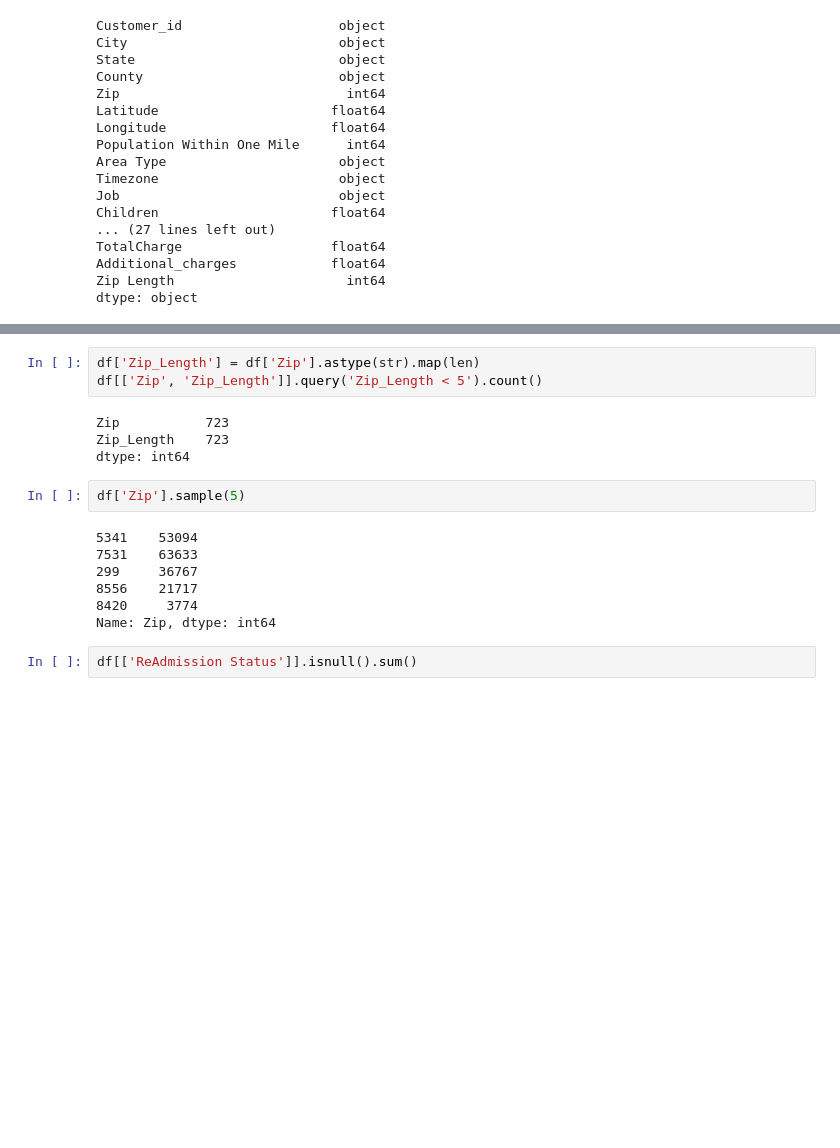
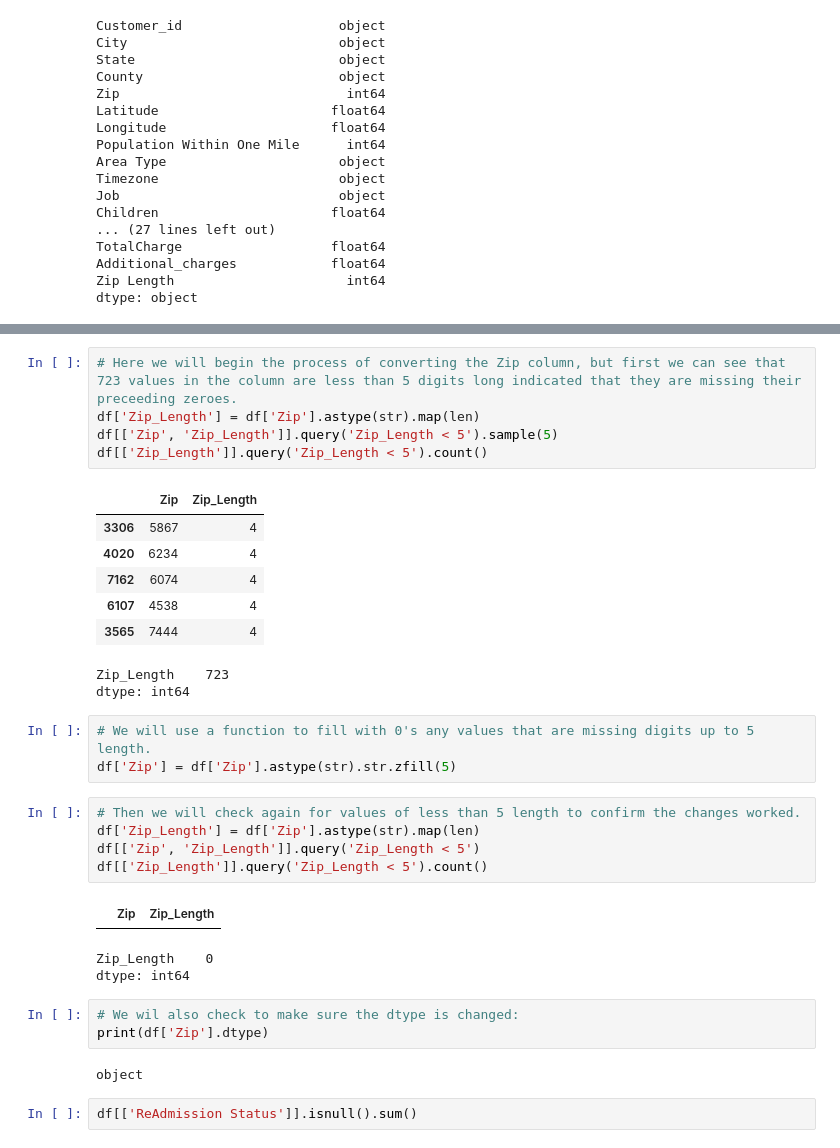
Before and after one commit to frownytown/DataCleaningMed, a Jupyter notebook: MedicalReadmissionData.ipynb, the cells around one changed output, grey strips where cells are left out. Drawn from its saved outputs; the diff is of its cells as text; blank space fills up the shorter version.

Commit message:
Update MedicalReadmissionData.ipynb
Zip column completed

```diff
--- a/MedicalReadmissionData.ipynb
+++ b/MedicalReadmissionData.ipynb
@@ -547,19 +550,34 @@ dtype: object
+# %%
+# Here we will begin the process of converting the Zip column, but first we can see that 723 values in the column are less than 5 digits long indicated that they are missing their preceeding zeroes.
+df['Zip_Length'] = df['Zip'].astype(str).map(len)
+df[['Zip', 'Zip_Length']].query('Zip_Length < 5').sample(5)
+df[['Zip_Length']].query('Zip_Length < 5').count()
+# %% [output]
+|  | Zip | Zip_Length |
+| 3306 | 5867 | 4 |
+| 4020 | 6234 | 4 |
+| 7162 | 6074 | 4 |
+| 6107 | 4538 | 4 |
+| 3565 | 7444 | 4 |
+Zip_Length    723
+dtype: int64
+# %%
+# We will use a function to fill with 0's any values that are missing digits up to 5 length.
+df['Zip'] = df['Zip'].astype(str).str.zfill(5)
 # %%
+# Then we will check again for values of less than 5 length to confirm the changes worked.
 df['Zip_Length'] = df['Zip'].astype(str).map(len)
-df[['Zip', 'Zip_Length']].query('Zip_Length < 5').count()
+df[['Zip', 'Zip_Length']].query('Zip_Length < 5')
+df[['Zip_Length']].query('Zip_Length < 5').count()
 # %% [output]
+|  | Zip | Zip_Length |
-Zip           723
-Zip_Length    723
+Zip_Length    0
 dtype: int64
-# %%
-df['Zip'].sample(5)
-# %% [output]
-5341    53094
-7531    63633
-299     36767
-8556    21717
-8420     3774
-Name: Zip, dtype: int64
+# %%
+# We wil also check to make sure the dtype is changed:
+print(df['Zip'].dtype)
+# %% [output]
+object
 # %%
 df[['ReAdmission Status']].isnull().sum()
 # %% [output]
```
Also changed, not shown: parts of 2 cells of this notebook.
